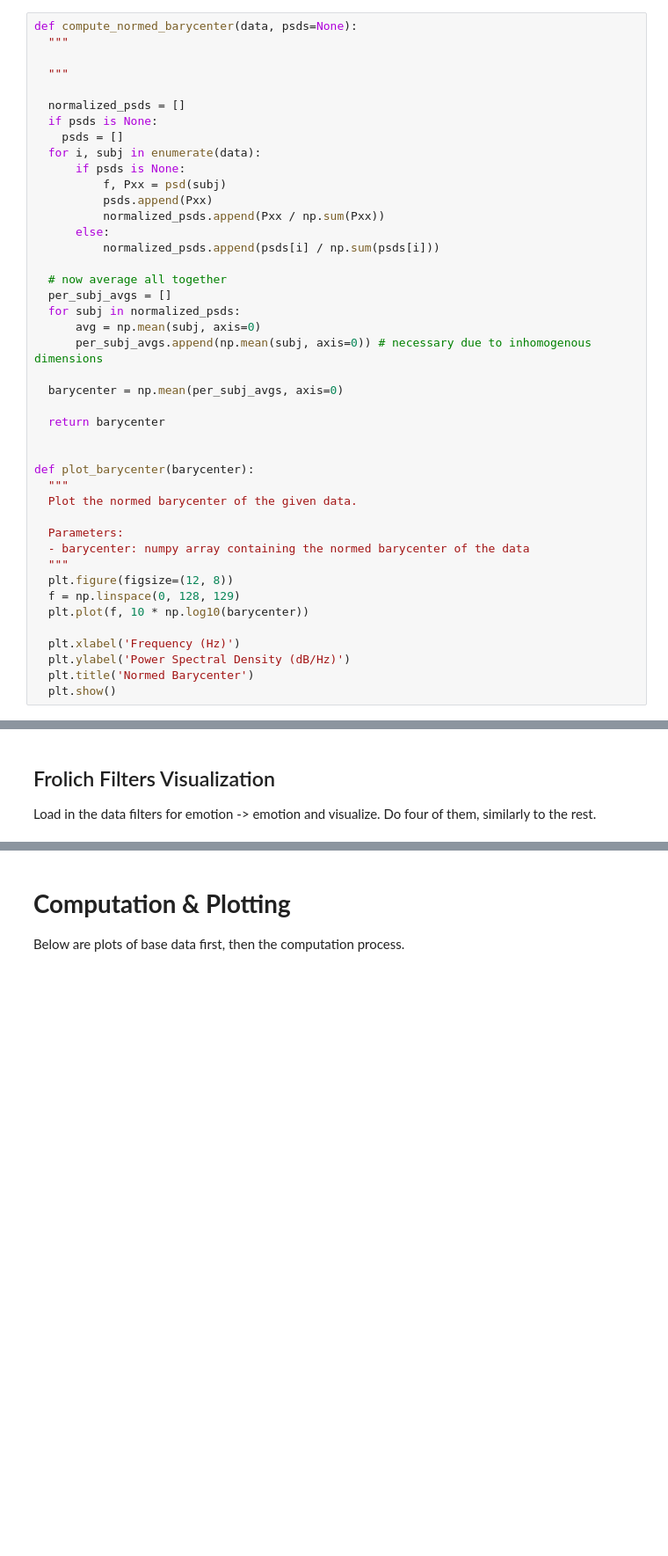
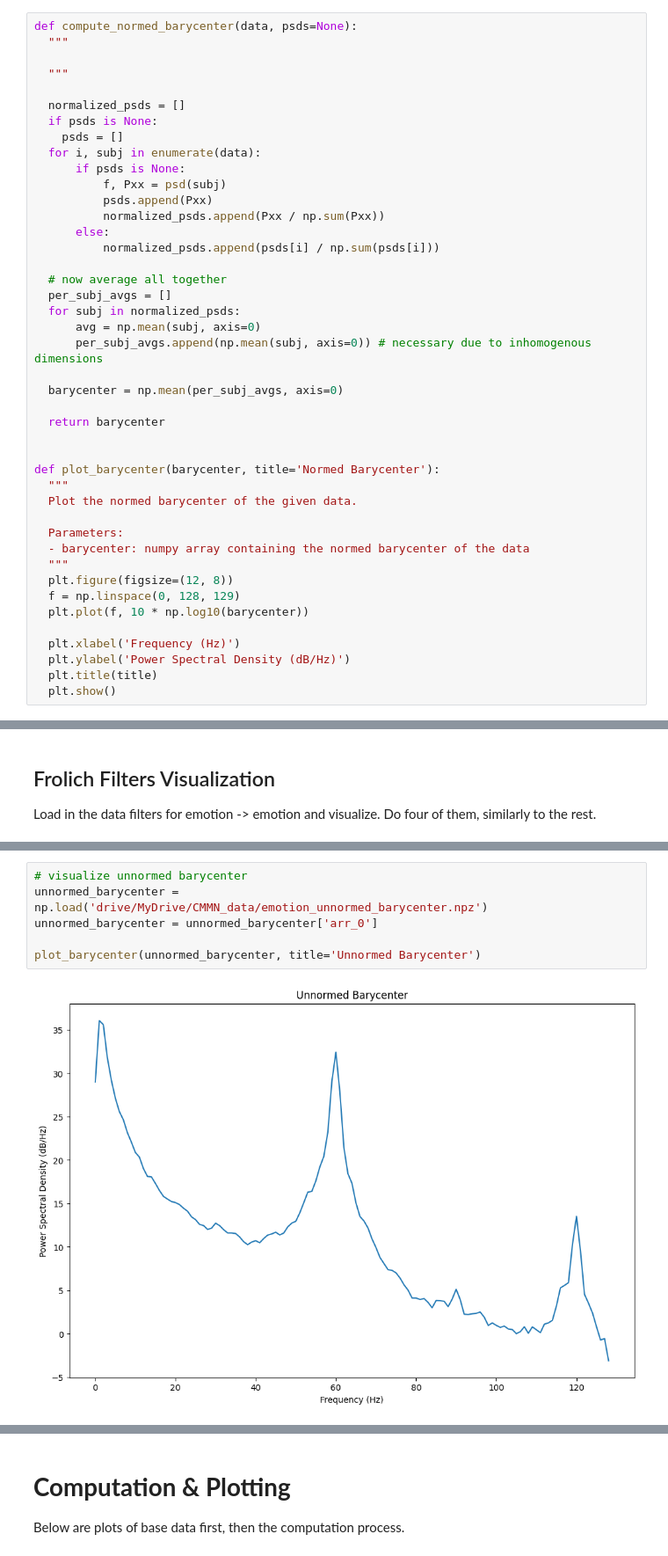
Before and after one commit to cniel-ud/ICWaves, a Jupyter notebook: notebooks/CMMN_gdrive.ipynb, the cells around one changed output, grey strips where cells are left out. Shown at 88% size. Cells and saved outputs as stored; diff of their text form; blank space fills up the shorter version.

Commit message:
notebook with updated plots

```diff
--- a/notebooks/CMMN_gdrive.ipynb
+++ b/notebooks/CMMN_gdrive.ipynb
@@ -246,7 +238,7 @@ def compute_normed_barycenter(data, psds=None):
   return barycenter
 
 
-def plot_barycenter(barycenter):
+def plot_barycenter(barycenter, title='Normed Barycenter'):
   """
   Plot the normed barycenter of the given data.
 
@@ -259,7 +251,7 @@ def plot_barycenter(barycenter):
 
   plt.xlabel('Frequency (Hz)')
   plt.ylabel('Power Spectral Density (dB/Hz)')
-  plt.title('Normed Barycenter')
+  plt.title(title)
   plt.show()
 # %% [markdown]
 Below are the filter computation portions. Remember to keep everything in the frequency domain, use irfft not ifft, etc.
@@ -574,3 +566,11 @@ plot_freq_filter(emotion_original_freq_filters_unnormed)
 # %% [output]
 [figure]
 [figure]
+# %%
+# visualize unnormed barycenter
+unnormed_barycenter = np.load('drive/MyDrive/CMMN_data/emotion_unnormed_barycenter.npz')
+unnormed_barycenter = unnormed_barycenter['arr_0']
+
+plot_barycenter(unnormed_barycenter, title='Unnormed Barycenter')
+# %% [output]
+[figure, added]
```
Also changed, not shown: parts of 3 cells of this notebook.
